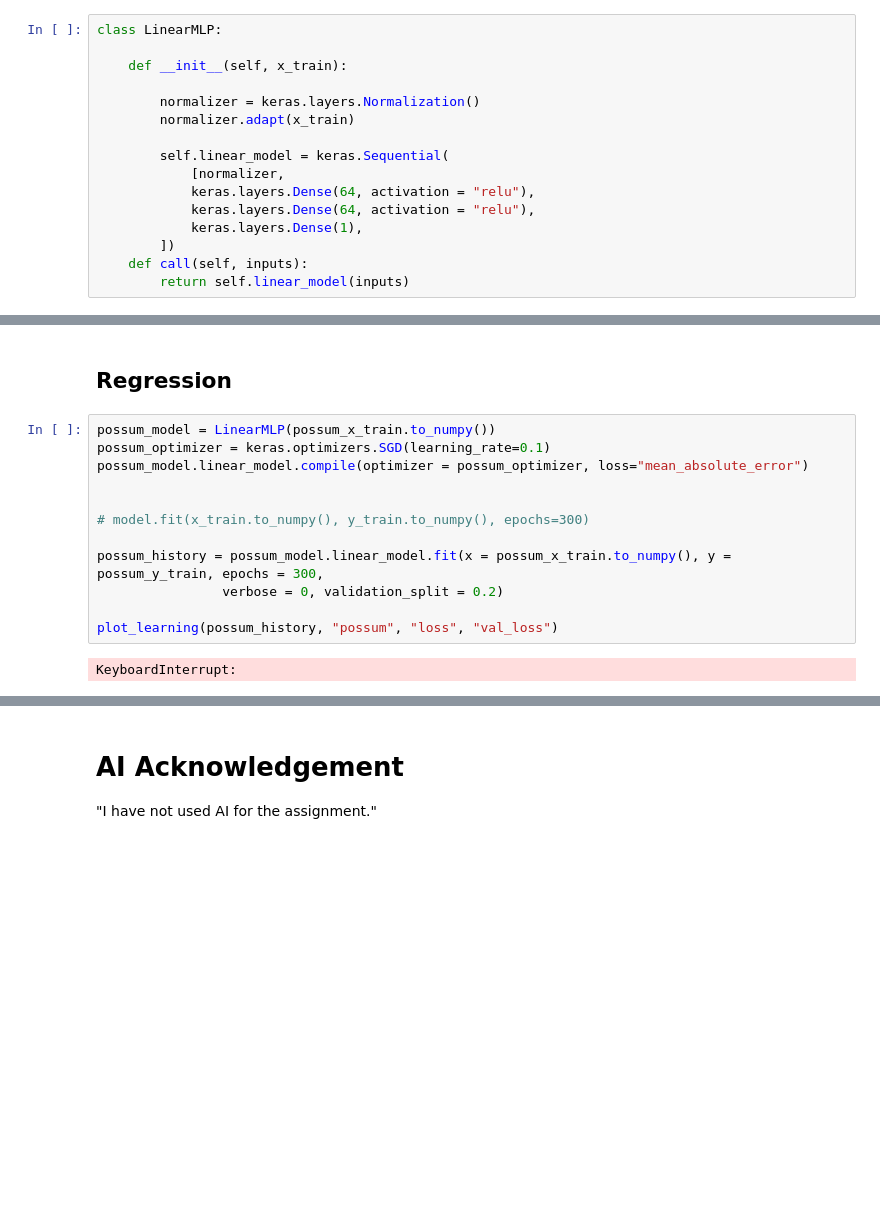
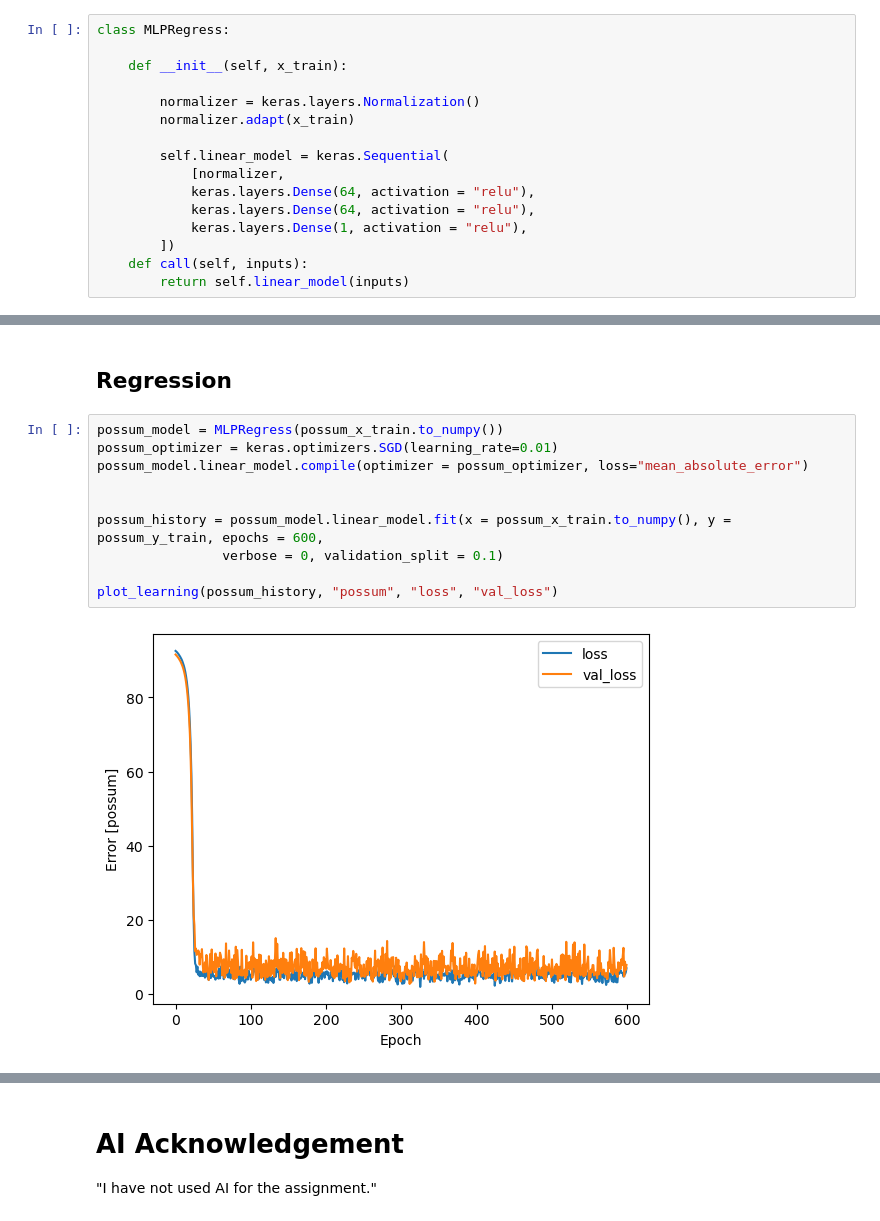
Before and after one commit to Abeoseh/deep_learning, a Jupyter notebook: assignments/assignment1/Assign1.ipynb, the cells around one changed output, grey strips where cells are left out. Cells and saved outputs as stored; diff of their text form; blank space fills up the shorter version.

```diff
--- a/assignments/assignment1/Assign1.ipynb
+++ b/assignments/assignment1/Assign1.ipynb
@@ -362,7 +363,7 @@ class MLP(keras.Model):
 # %% [markdown]
 ## Regression
 # %%
-class LinearMLP:
+class MLPRegress:
 
     def __init__(self, x_train):
 
@@ -373,7 +374,7 @@ class LinearMLP:
             [normalizer,
             keras.layers.Dense(64, activation = "relu"),
             keras.layers.Dense(64, activation = "relu"),
-            keras.layers.Dense(1),
+            keras.layers.Dense(1, activation = "relu"),
         ])
     def call(self, inputs):
         return self.linear_model(inputs)
@@ -435,17 +471,15 @@ bnpl_model.predict(bnpl_x_test), bnpl_y_test
 # %% [markdown]
 ## Regression
 # %%
-possum_model = LinearMLP(possum_x_train.to_numpy())
-possum_optimizer = keras.optimizers.SGD(learning_rate=0.1)
+possum_model = MLPRegress(possum_x_train.to_numpy())
+possum_optimizer = keras.optimizers.SGD(learning_rate=0.01)
 possum_model.linear_model.compile(optimizer = possum_optimizer, loss="mean_absolute_error")
 
 
-# model.fit(x_train.to_numpy(), y_train.to_numpy(), epochs=300)
-
-possum_history = possum_model.linear_model.fit(x = possum_x_train.to_numpy(), y = possum_y_train, epochs = 300,
-                verbose = 0, validation_split = 0.2)
+possum_history = possum_model.linear_model.fit(x = possum_x_train.to_numpy(), y = possum_y_train, epochs = 600,
+                verbose = 0, validation_split = 0.1)
 
 plot_learning(possum_history, "possum", "loss", "val_loss")
 # %% [output]
-KeyboardInterrupt:
+[figure, added]
 # %%
```
Also changed, not shown: parts of 22 cells of this notebook, 5 other files.
